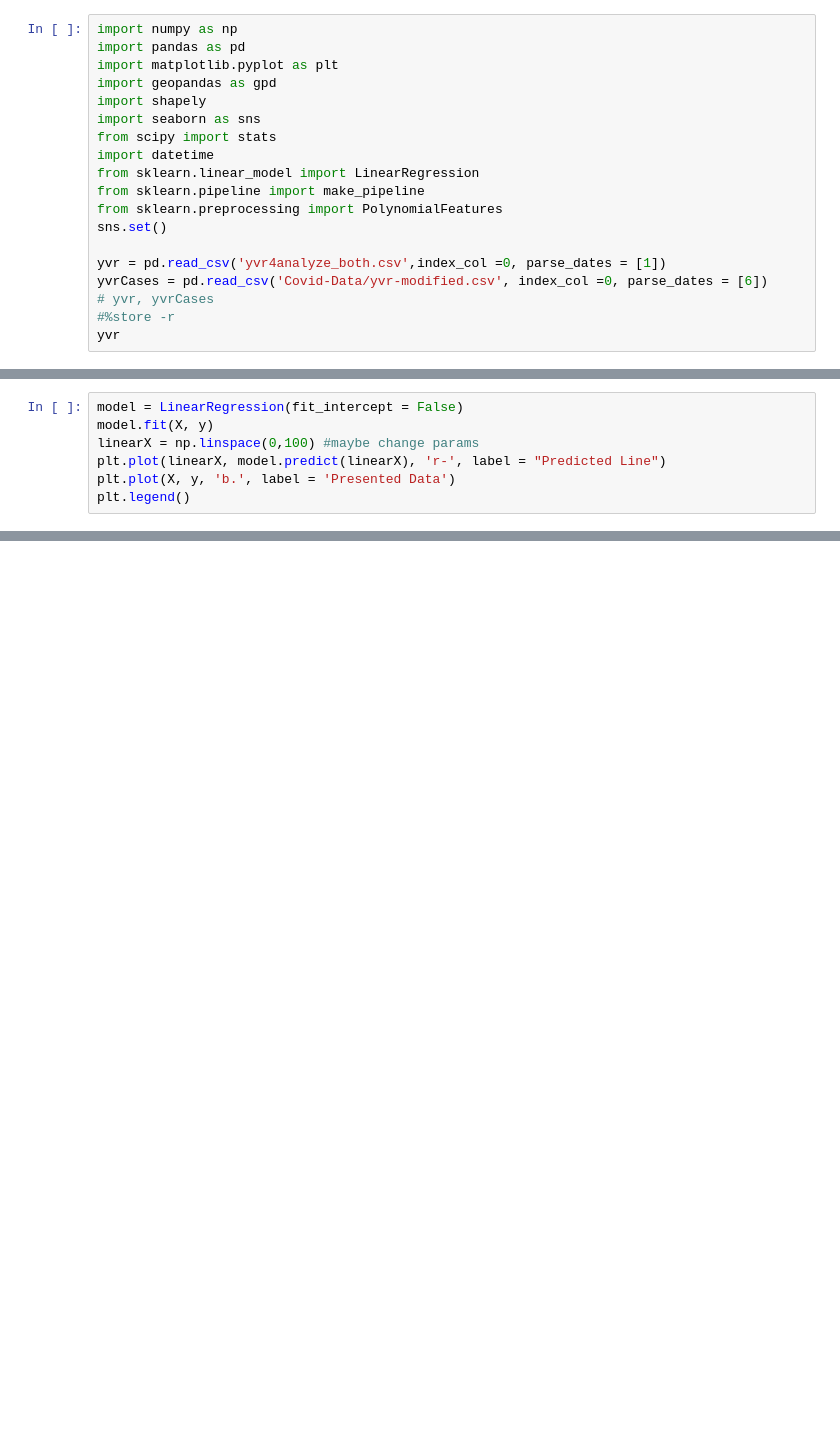
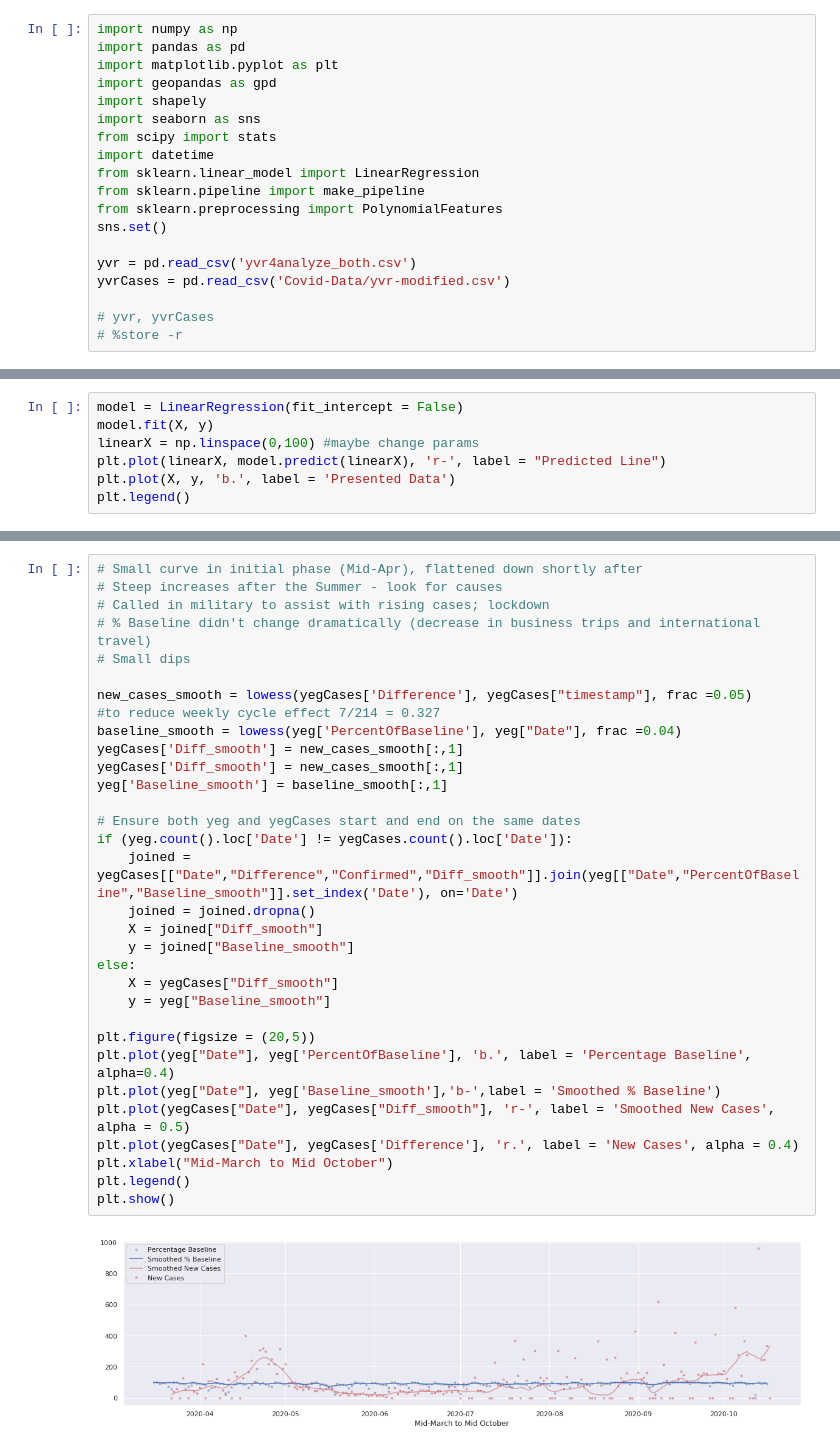
Before and after one commit to clement-ip/covid-airport-travel, a Jupyter notebook: analyze_both.ipynb, the cells around one changed output, grey strips where cells are left out. Drawn from its saved outputs; the diff is of its cells as text; blank space fills up the shorter version.

```diff
--- a/analyze_both.ipynb
+++ b/analyze_both.ipynb
@@ -12,11 +12,11 @@ from sklearn.pipeline import make_pipeline
 from sklearn.preprocessing import PolynomialFeatures
 sns.set()
 
-yvr = pd.read_csv('yvr4analyze_both.csv',index_col =0, parse_dates = [1])
-yvrCases = pd.read_csv('Covid-Data/yvr-modified.csv', index_col =0, parse_dates = [6])
+yvr = pd.read_csv('yvr4analyze_both.csv')
+yvrCases = pd.read_csv('Covid-Data/yvr-modified.csv')
+
 # yvr, yvrCases
-#%store -r
-yvr
+# %store -r
 # %% [output]
 |  | Date | AirportName | PercentOfBaseline | City | State | Country | lat | long | timestamp | ... |
 | 0 | 2020-03-16 | Vancouver International | 100 | Richmond | British Columbia | Canada | 49.193579 | -123.177541 | 1.584317e+09 | ... |
@@ -146,0 +169,34 @@ plt.legend()
+# %%
+# Small curve in initial phase (Mid-Apr), flattened down shortly after
+# Steep increases after the Summer - look for causes
+# Called in military to assist with rising cases; lockdown
+# % Baseline didn't change dramatically (decrease in business trips and international travel)
+# Small dips
+
+new_cases_smooth = lowess(yegCases['Difference'], yegCases["timestamp"], frac =0.05)
+#to reduce weekly cycle effect 7/214 = 0.327
+baseline_smooth = lowess(yeg['PercentOfBaseline'], yeg["Date"], frac =0.04)
+yegCases['Diff_smooth'] = new_cases_smooth[:,1]
+yegCases['Diff_smooth'] = new_cases_smooth[:,1]
+yeg['Baseline_smooth'] = baseline_smooth[:,1]
+
+# Ensure both yeg and yegCases start and end on the same dates
+if (yeg.count().loc['Date'] != yegCases.count().loc['Date']):
+    joined = yegCases[["Date","Difference","Confirmed","Diff_smooth"]].join(yeg[["Date","PercentOfBaseline","Baseline_smooth"]].set_index('Date'), on='Date')
+    joined = joined.dropna()
+    X = joined["Diff_smooth"]
+    y = joined["Baseline_smooth"]
+else:
+    X = yegCases["Diff_smooth"]
+    y = yeg["Baseline_smooth"]
+
+plt.figure(figsize = (20,5))
+plt.plot(yeg["Date"], yeg['PercentOfBaseline'], 'b.', label = 'Percentage Baseline', alpha=0.4)
+plt.plot(yeg["Date"], yeg['Baseline_smooth'],'b-',label = 'Smoothed % Baseline')
+plt.plot(yegCases["Date"], yegCases["Diff_smooth"], 'r-', label = 'Smoothed New Cases', alpha = 0.5)
+plt.plot(yegCases["Date"], yegCases['Difference'], 'r.', label = 'New Cases', alpha = 0.4)
+plt.xlabel("Mid-March to Mid October")
+plt.legend()
+plt.show()
+# %% [output]
+[figure, added]
```
Also changed, not shown: parts of 7 cells of this notebook, 4 other files.
